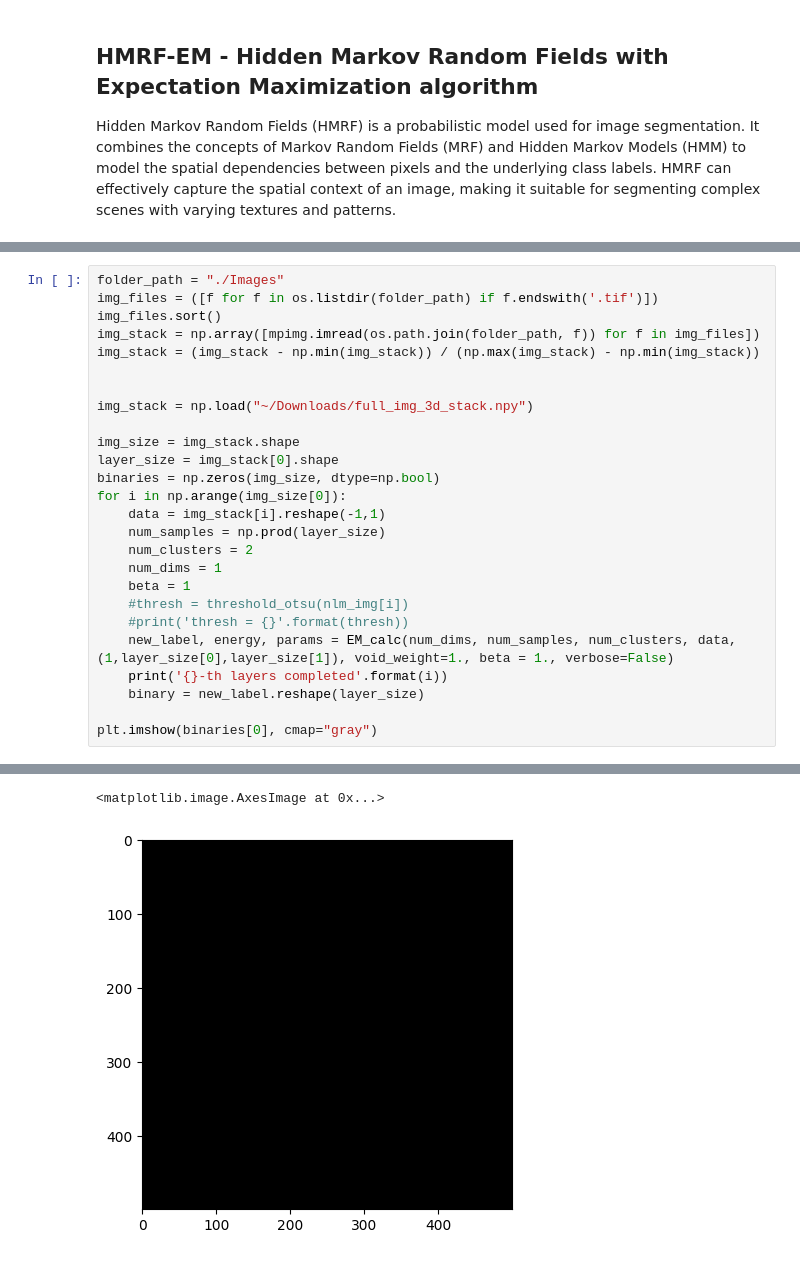
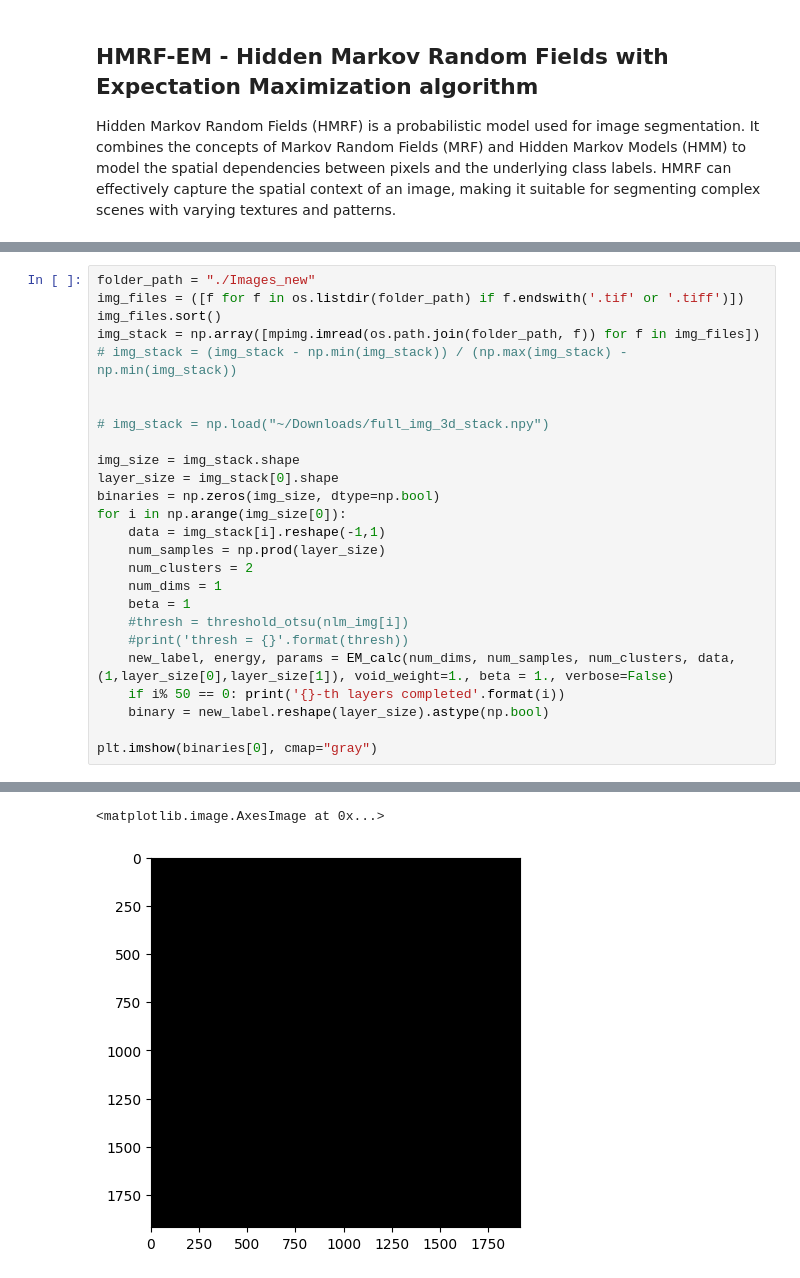
Before and after one commit to EMSL-MONet/Connect_and_Learn_2026, a Jupyter notebook: XCT/Image_Segmentation.ipynb, the cells around one changed output, grey strips where cells are left out. Cells and saved outputs as stored; diff of their text form.

```diff
--- a/XCT/Image_Segmentation.ipynb
+++ b/XCT/Image_Segmentation.ipynb
@@ -534,14 +600,14 @@ def EM_calc(num_dims, num_samples, num_clusters, data, img_size, void_weight=1.,
     #label = label == np.argmax(mu)
     return label, energy_sums, {'mu': mu, 'sigma': sigma}
 # %%
-folder_path = "./Images"
-img_files = ([f for f in os.listdir(folder_path) if f.endswith('.tif')])
+folder_path = "./Images_new"
+img_files = ([f for f in os.listdir(folder_path) if f.endswith('.tif' or '.tiff')])
 img_files.sort()
 img_stack = np.array([mpimg.imread(os.path.join(folder_path, f)) for f in img_files])
-img_stack = (img_stack - np.min(img_stack)) / (np.max(img_stack) - np.min(img_stack))
+# img_stack = (img_stack - np.min(img_stack)) / (np.max(img_stack) - np.min(img_stack))
 
 
-img_stack = np.load("~/Downloads/full_img_3d_stack.npy")
+# img_stack = np.load("~/Downloads/full_img_3d_stack.npy")
 
 img_size = img_stack.shape
 layer_size = img_stack[0].shape
@@ -555,8 +621,8 @@ for i in np.arange(img_size[0]):
     #thresh = threshold_otsu(nlm_img[i])
     #print('thresh = {}'.format(thresh))
     new_label, energy, params = EM_calc(num_dims, num_samples, num_clusters, data, (1,layer_size[0],layer_size[1]), void_weight=1., beta = 1., verbose=False)
-    print('{}-th layers completed'.format(i))
-    binary = new_label.reshape(layer_size)
+    if i% 50 == 0: print('{}-th layers completed'.format(i))
+    binary = new_label.reshape(layer_size).astype(np.bool)
 
 plt.imshow(binaries[0], cmap="gray")
 # %% [output]
@@ -580,2 +640,2 @@ required 23 steps to finish, mu = [0.27530806 0.5982713 ]
 <matplotlib.image.AxesImage at 0x...>
-[figure, old version]
+[figure, new version]
```
Also changed, not shown: parts of 10 cells of this notebook, 12 other files.
